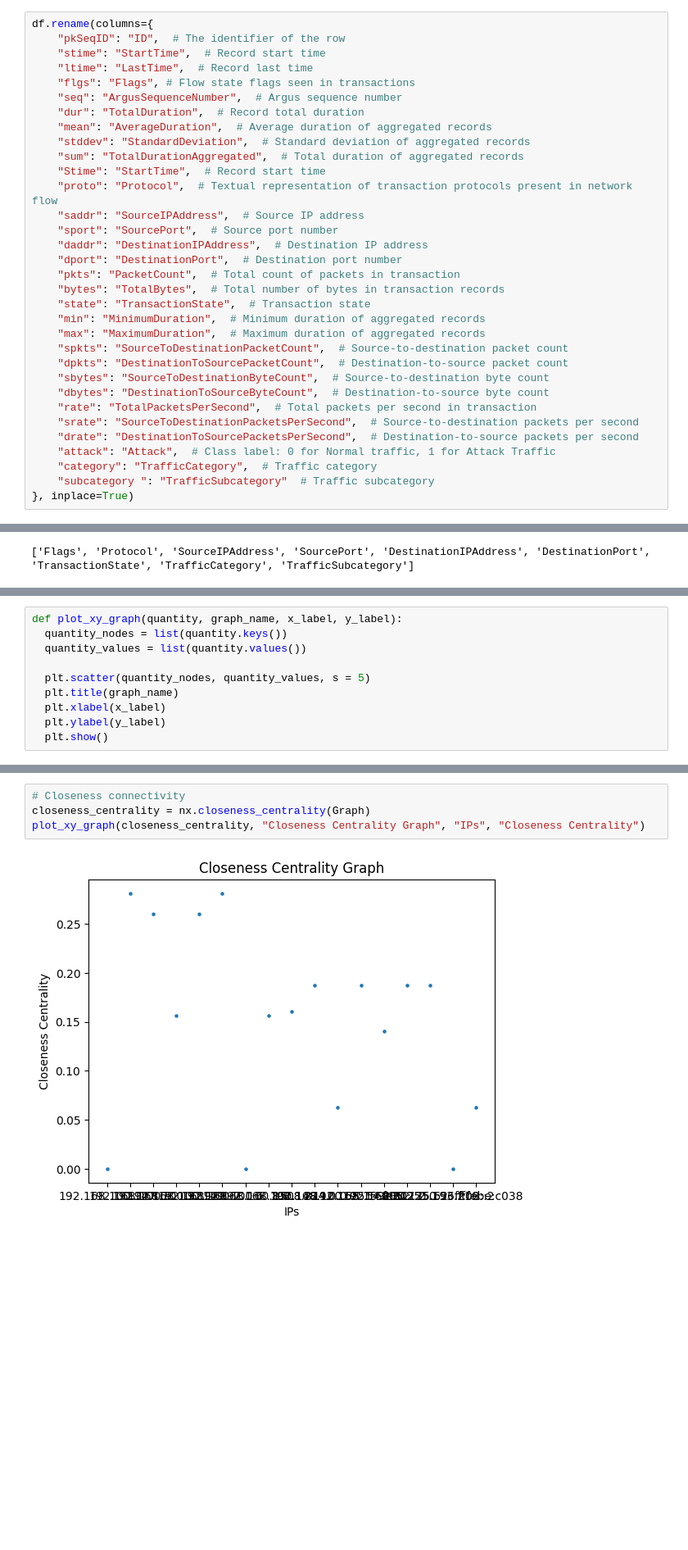
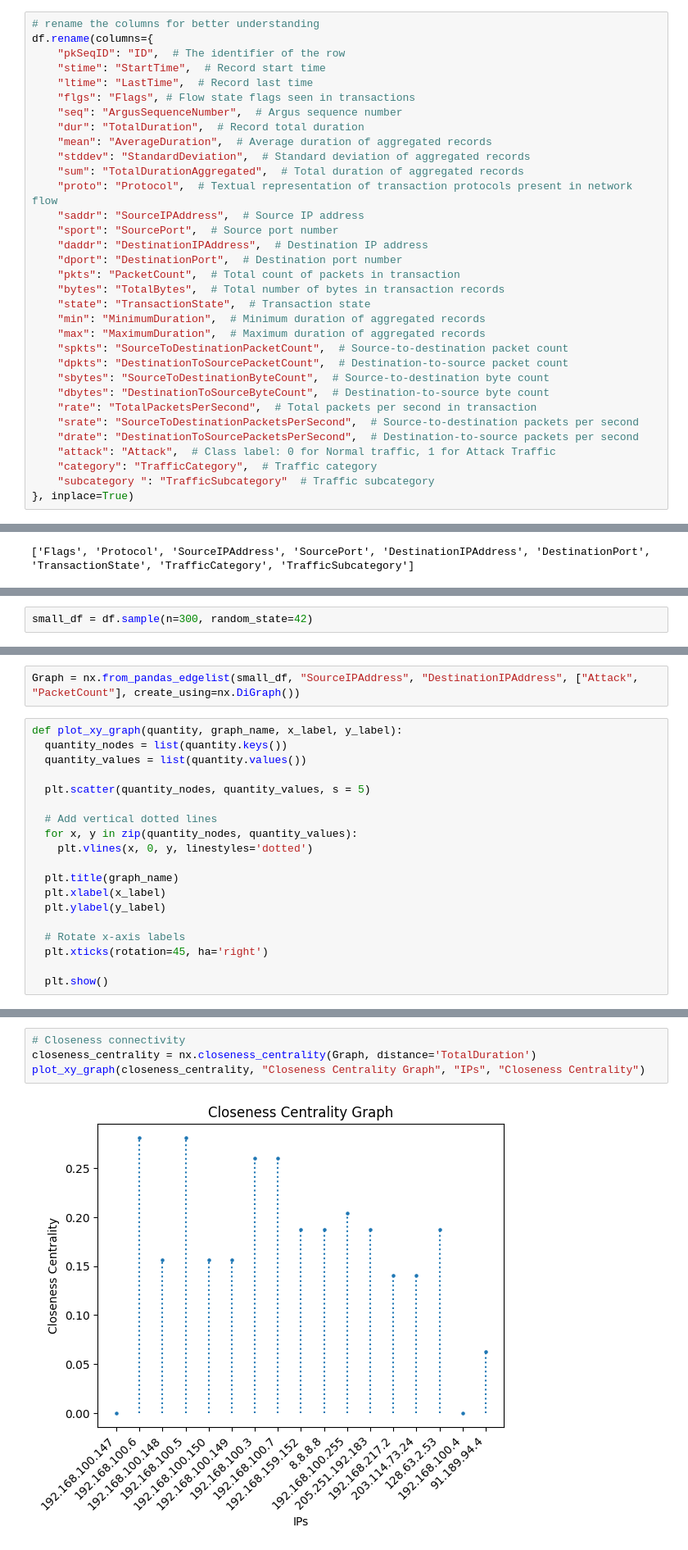
Before and after one commit to Pavel418/network-L1, a Jupyter notebook: project/project.ipynb, the cells around one changed output, grey strips where cells are left out. Shown at 82% size. Drawn from its saved outputs; the diff is of its cells as text; blank space fills up the shorter version.

```diff
--- a/project/project.ipynb
+++ b/project/project.ipynb
@@ -69,6 +69,7 @@ memory usage: 33.9+ MB
 # %% [markdown]
 The dataset includes features extracted from network traffic, such as packet sizes, timestamps, and protocol types.
 # %%
+# rename the columns for better understanding
 df.rename(columns={
     "pkSeqID": "ID",  # The identifier of the row
     "stime": "StartTime",  # Record start time
@@ -79,7 +80,6 @@ df.rename(columns={
     "mean": "AverageDuration",  # Average duration of aggregated records
     "stddev": "StandardDeviation",  # Standard deviation of aggregated records
     "sum": "TotalDurationAggregated",  # Total duration of aggregated records
-    "Stime": "StartTime",  # Record start time
     "proto": "Protocol",  # Textual representation of transaction protocols present in network flow
     "saddr": "SourceIPAddress",  # Source IP address
     "sport": "SourcePort",  # Source port number
@@ -178 +262,3 @@ plt.show()
+# %%
+small_df = df.sample(n=300, random_state=42)
 # %%
@@ -430,10 +518,21 @@ Graph = nx.from_pandas_edgelist(df, "SourceIPAddress", "DestinationIPAddress", [
+# %%
+Graph = nx.from_pandas_edgelist(small_df, "SourceIPAddress", "DestinationIPAddress", ["Attack", "PacketCount"], create_using=nx.DiGraph())
 # %%
 def plot_xy_graph(quantity, graph_name, x_label, y_label):
   quantity_nodes = list(quantity.keys())
   quantity_values = list(quantity.values())
 
   plt.scatter(quantity_nodes, quantity_values, s = 5)
+
+  # Add vertical dotted lines
+  for x, y in zip(quantity_nodes, quantity_values):
+    plt.vlines(x, 0, y, linestyles='dotted')
+
   plt.title(graph_name)
   plt.xlabel(x_label)
   plt.ylabel(y_label)
+
+  # Rotate x-axis labels
+  plt.xticks(rotation=45, ha='right')
+
   plt.show()
@@ -446,6 +557,6 @@ plot_xy_graph(degree_connectivity, "Degree Connectivity Graph", "IPs", "Degree C
 # %%
 # Closeness connectivity
-closeness_centrality = nx.closeness_centrality(Graph)
+closeness_centrality = nx.closeness_centrality(Graph, distance='TotalDuration')
 plot_xy_graph(closeness_centrality, "Closeness Centrality Graph", "IPs", "Closeness Centrality")
 # %% [output]
-[figure, old version]
+[figure, new version]
```
Also changed, not shown: parts of 56 cells of this notebook.
